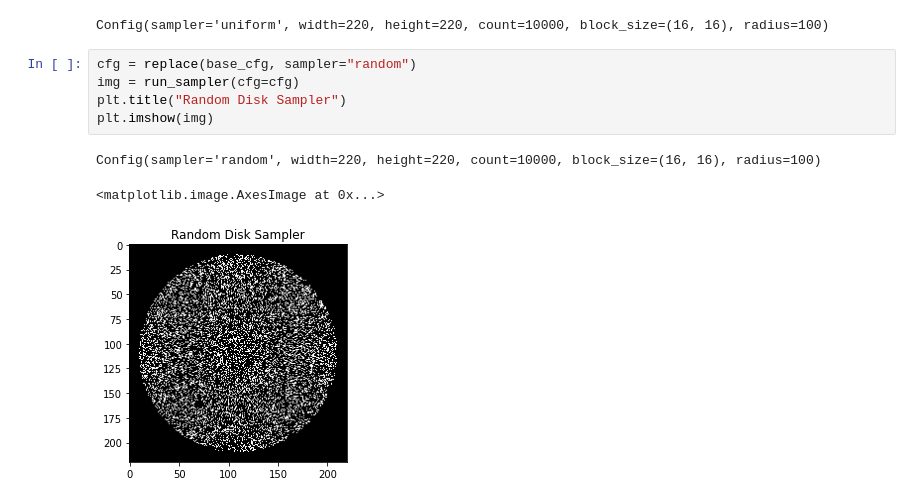
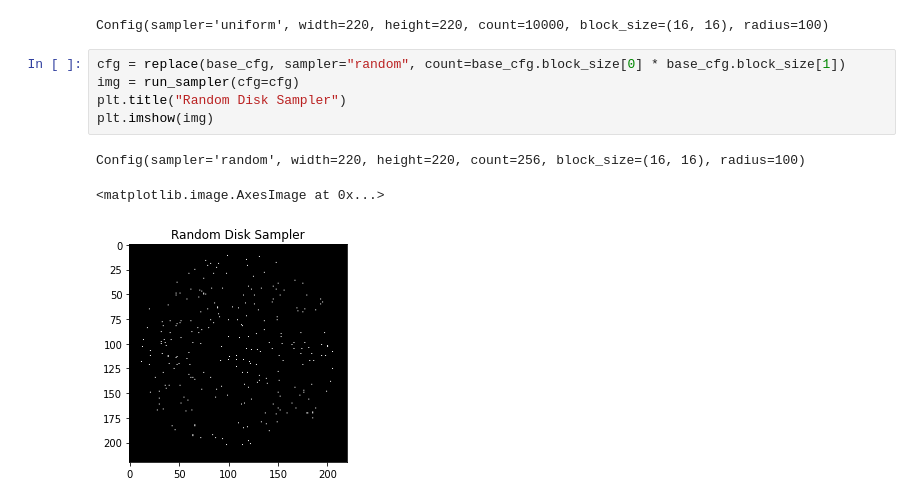
Before and after one commit to brody715/toy-ray-tracer, a Jupyter notebook: python/notebooks/sample_disk.ipynb, the cells around one changed output. Saved outputs shown, nothing was run; the diff lists cells and outputs as text.

Commit message:
fix: update sampler

```diff
--- a/python/notebooks/sample_disk.ipynb
+++ b/python/notebooks/sample_disk.ipynb
@@ -15,14 +19,14 @@ base_cfg = Config(sampler="uniform", width=220, height=220, radius=100, count=10
 # %% [output]
 Config(sampler='uniform', width=220, height=220, count=10000, block_size=(16, 16), radius=100)
 # %%
-cfg = replace(base_cfg, sampler="random")
+cfg = replace(base_cfg, sampler="random", count=base_cfg.block_size[0] * base_cfg.block_size[1])
 img = run_sampler(cfg=cfg)
 plt.title("Random Disk Sampler")
 plt.imshow(img)
 # %% [output]
-Config(sampler='random', width=220, height=220, count=10000, block_size=(16, 16), radius=100)
+Config(sampler='random', width=220, height=220, count=256, block_size=(16, 16), radius=100)
 <matplotlib.image.AxesImage at 0x...>
-[figure, old version]
+[figure, new version]
 # %%
 cfg = replace(base_cfg, sampler="random_fixed")
 img = run_sampler(cfg=cfg)
```
Also changed, not shown: parts of 4 cells of this notebook, 11 other files.
